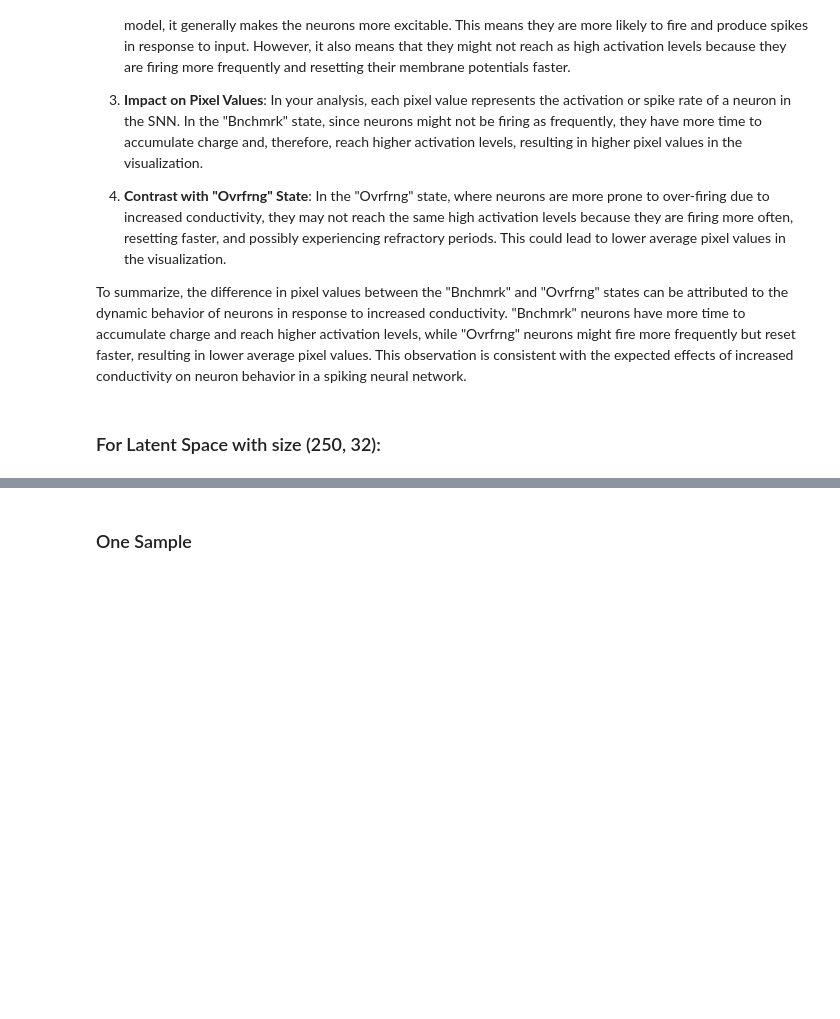
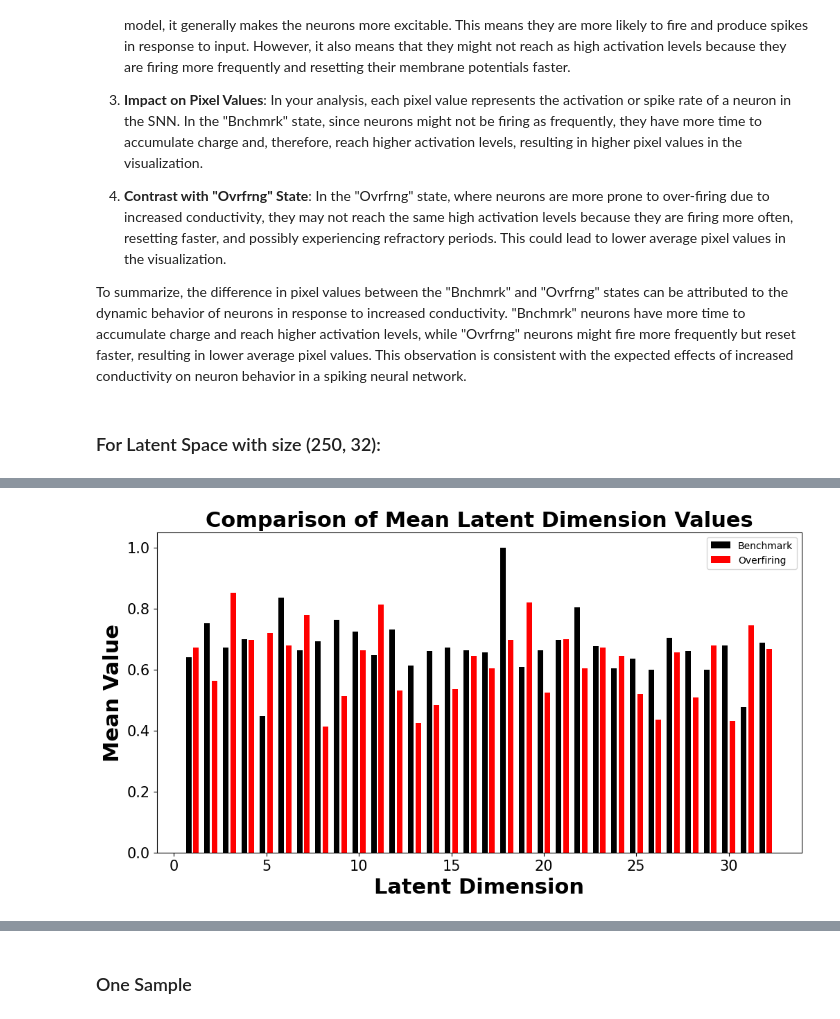
Before and after one commit to Mrezakhodashenas/PhD-NN, a Jupyter notebook: Entropy.ipynb, the cells around one changed output, grey strips where cells are left out. Drawn from its saved outputs; the diff is of its cells as text; code cells hidden in the pictures; blank space fills up the shorter version.

```diff
--- a/Entropy.ipynb
+++ b/Entropy.ipynb
@@ -1775,0 +1834,85 @@ shape of Ovrfrng_Enc_Lk2 torch.Size([250, 32])
+# %%
+# print('Bnchmrk_Enc_Lk2.mean(axis=0)',Bnchmrk_Enc_Lk2.mean(axis=0))
+# print('----')
+# print('Ovrfrng_Enc_Lk2.mean(axis=0)', Ovrfrng_Enc_Lk2.mean(axis=0))
+
+import matplotlib.pyplot as plt
+import numpy as np
+
+latent_dimensions = np.arange(1, Bnchmrk_Enc_Lk2.shape[1] + 1)
+
+plt.figure(figsize=(12, 6))
+plt.bar(latent_dimensions - 0.2, Bnchmrk_Enc_Lk2.mean(axis=0), width=0.3, label='Benchmark', color='black')
+plt.bar(latent_dimensions + 0.2, Ovrfrng_Enc_Lk2.mean(axis=0), width=0.3, label='Overfiring', color='red')
+plt.xlabel('Latent Dimension', fontdict=font)
+plt.ylabel('Mean Value', fontdict=font)
+plt.title('Comparison of Mean Latent Dimension Values', fontdict=font)
+plt.tick_params(labelsize=font_size)
+plt.legend()
+plt.show()
+
+# # -----------------------------------------------------------------------
+from scipy.stats import ttest_ind
+
+# Statistical comparison
+mean_diff = np.mean(Bnchmrk_Enc_Lk2.mean(axis=0) - Ovrfrng_Enc_Lk2.mean(axis=0))
+t_stat, p_value = ttest_ind(Bnchmrk_Enc_Lk2.mean(axis=0), Ovrfrng_Enc_Lk2.mean(axis=0))
+
+print(f"Mean Difference Bnchmrk-Ovrfrng : {mean_diff}")
+print(f"T-statistic: {t_stat}, p-value: {p_value}")
+
+# # ----------------------------------------------------------------
+plt.figure(figsize=(12, 6))
+plt.hist(Bnchmrk_Enc_Lk2.mean(axis=0), alpha=0.75, label='Benchmark', bins=50, color='black')
+plt.hist(Ovrfrng_Enc_Lk2.mean(axis=0), alpha=0.75, label='Overfiring', bins=50, color='red')
+plt.xlabel('Mean Value', fontdict=font)
+plt.ylabel('Frequency', fontdict=font)
+plt.title('Distribution of Mean Latent Dimension Values', fontdict=font)
+plt.tick_params(labelsize=font_size)
+plt.legend()
+plt.show()
+# ///////////////////////////////////
+# Violin Plot:
+# A combination of a box plot and kernel density plot, offering insights into the distribution and concentration of mean values.
+plt.figure(figsize=(12, 6))
+sns.violinplot(data=[Bnchmrk_Enc_Lk2.mean(axis=0), Ovrfrng_Enc_Lk2.mean(axis=0)], palette=['black', 'red'])
+plt.xlabel('Scenario', fontdict=font)
+plt.ylabel('Mean Value', fontdict=font)
+plt.title('Violin Plot of Mean Latent Dimension Values', fontdict=font)
+plt.tick_params(labelsize=font_size)
+plt.xticks([0, 1], ['Benchmark', 'Overfiring'])
+plt.show()
+# /////////////////////////////////////////////////////////////
+import seaborn as sns
+
+plt.figure(figsize=(12, 6))
+sns.boxplot(data=[Bnchmrk_Enc_Lk2.mean(axis=0), Ovrfrng_Enc_Lk2.mean(axis=0)], palette=['black', 'red'])
+plt.xlabel('Scenario', fontdict=font)
+plt.ylabel('Mean Value', fontdict=font)
+plt.title('Box Plot of Mean Latent Dimension Values', fontdict=font)
+plt.tick_params(labelsize=font_size)
+plt.xticks([0, 1], ['Benchmark', 'Overfiring'])
+plt.show()
+
+# ----------------------------------------------
+import seaborn as sns
+import matplotlib.pyplot as plt
+
+# Combine the data into a DataFrame
+data = {
+    'Benchmark': Bnchmrk_Enc_Lk2.mean(axis=0),
+    'Overfiring': Ovrfrng_Enc_Lk2.mean(axis=0)
+}
+df = pd.DataFrame(data)
+
+# Create a Kernel Density Plot
+plt.figure(figsize=(12, 6))
+sns.kdeplot(data=df, fill=True, palette=['black', 'red'])
+plt.xlabel('Mean Value', fontdict=font)
+plt.ylabel('Density', fontdict=font)
+plt.title('Kernel Density Plot of Mean Latent Dimension Values', fontdict=font)
+plt.tick_params(labelsize=font_size)
+plt.legend(['Overfiring', 'Benchmark'])
+plt.show()
+# %% [output]
+[figure, added]
```
Also changed, not shown: parts of 12 cells of this notebook.
